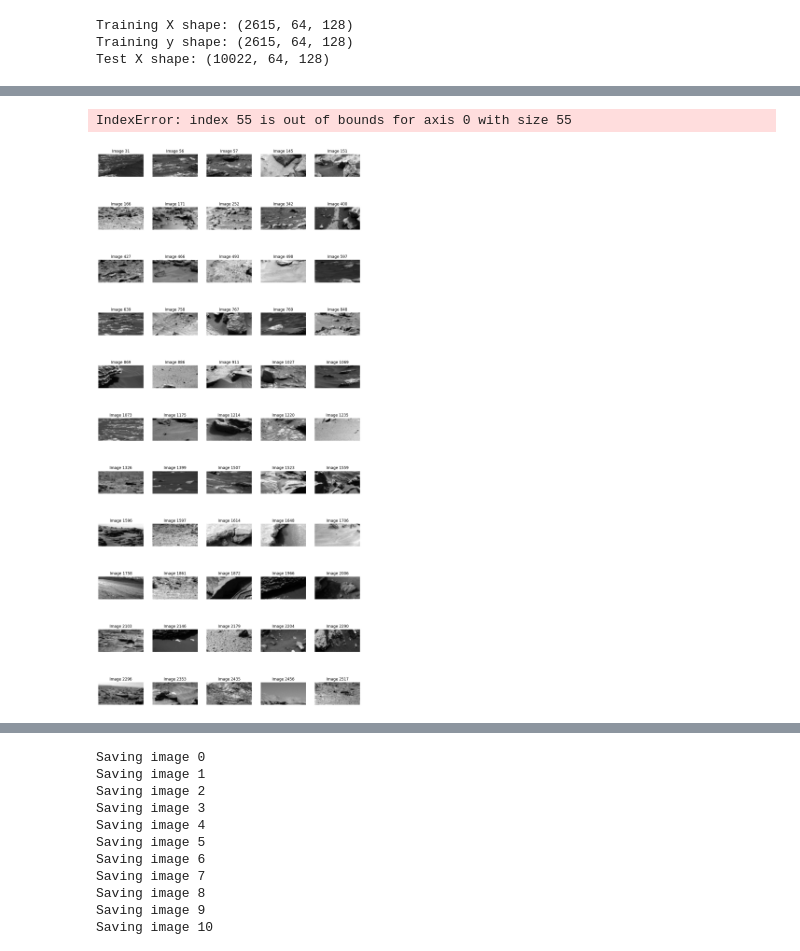
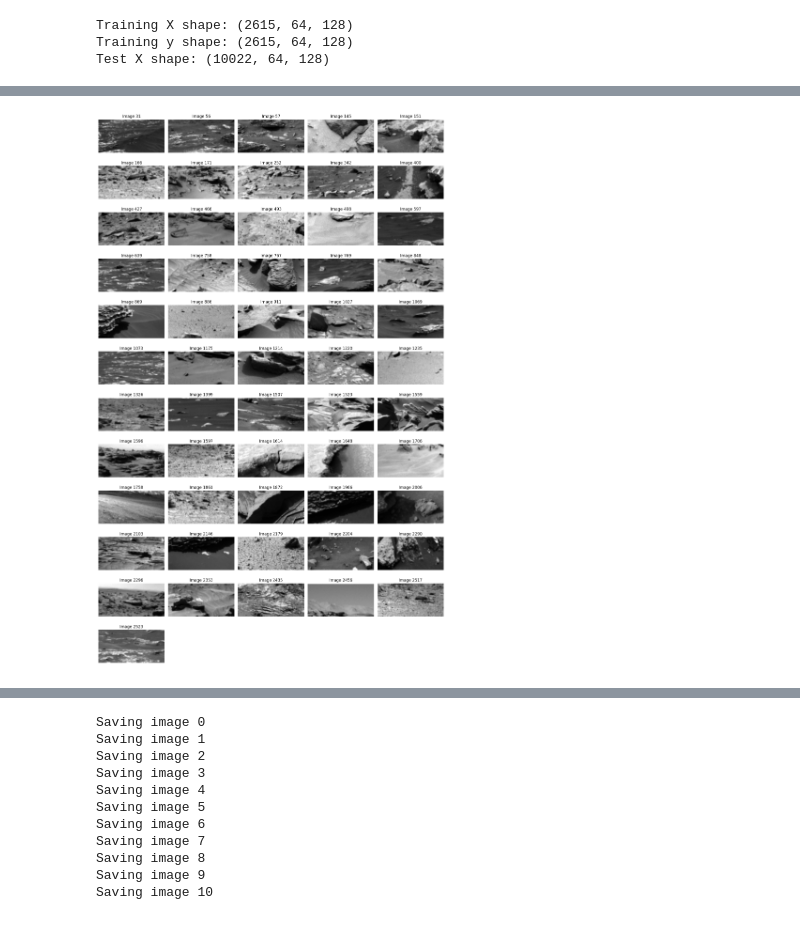
Before and after one commit to Darionapo2/AN2DLhomework2, a Jupyter notebook: dataset_inspection.ipynb, the cells around one changed output, grey strips where cells are left out. Saved outputs shown, nothing was run; the diff lists cells and outputs as text; code cells hidden in the pictures.

```diff
--- a/dataset_inspection.ipynb
+++ b/dataset_inspection.ipynb
@@ -164,7 +31,4 @@ def visualize_images(images, indices):
 # %%
-indexes = show_images_from_specified_class(y_train, n = 150, threshold = 0.001)
-
-print(indexes)
-print(len(indexes))
+indexes = utils.show_images_from_specified_class(y_train, n = 150, threshold = 0.001)
 # %% [output]
 [figure]
@@ -173,6 +35,5 @@ print(len(indexes))
 # %%
-visualize_images(X_train, indexes)
+utils.visualize_images(X_train, indexes)
 # %% [output]
-IndexError: index 55 is out of bounds for axis 0 with size 55
-[figure, old version]
+[figure, new version]
 # %%
```
Also changed, not shown: parts of 21 cells of this notebook, 2 other files.
